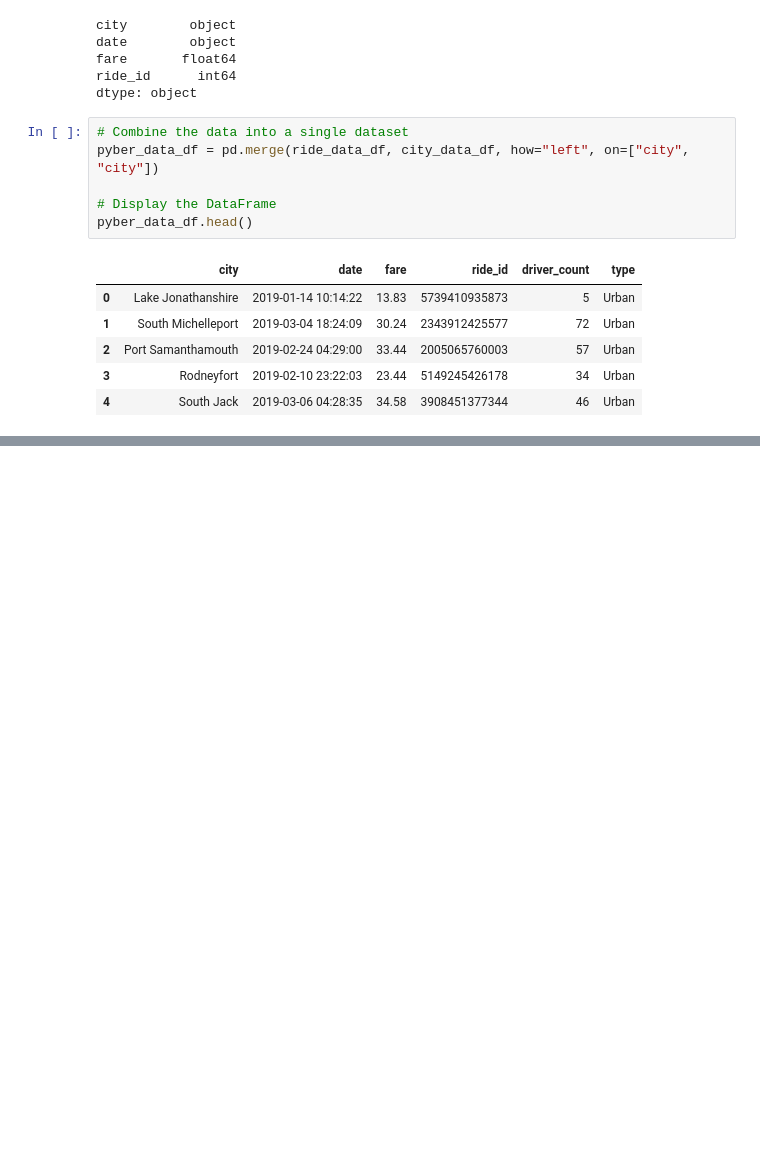
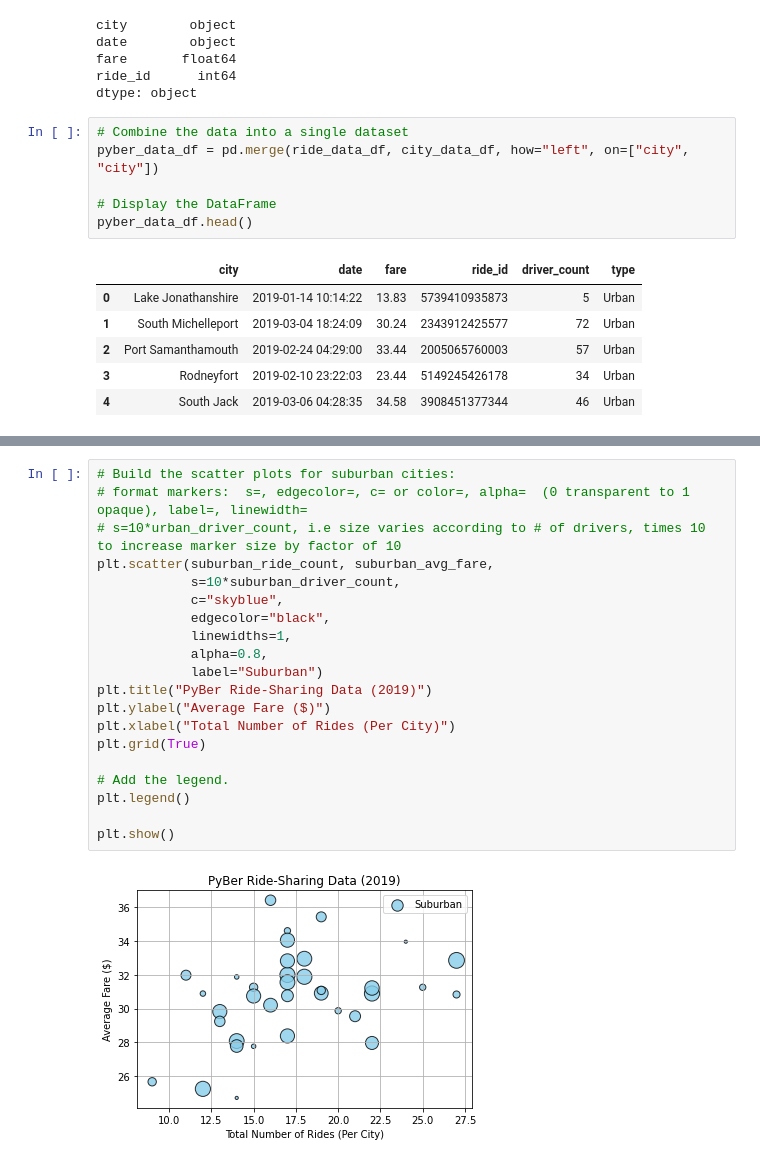
Before and after one commit to rkaysen63/PyBer_Analysis, a Jupyter notebook: PyBer_Analysis.ipynb, the cells around one changed output, grey strips where cells are left out. Cells and saved outputs as stored; diff of their text form; blank space fills up the shorter version.

```diff
--- a/PyBer_Analysis.ipynb
+++ b/PyBer_Analysis.ipynb
@@ -127,0 +218,22 @@ pyber_data_df.head()
+# %%
+# Build the scatter plots for suburban cities:
+# format markers:  s=, edgecolor=, c= or color=, alpha=  (0 transparent to 1 opaque), label=, linewidth=
+# s=10*urban_driver_count, i.e size varies according to # of drivers, times 10 to increase marker size by factor of 10
+plt.scatter(suburban_ride_count, suburban_avg_fare,
+            s=10*suburban_driver_count,
+            c="skyblue",
+            edgecolor="black",
+            linewidths=1,
+            alpha=0.8,
+            label="Suburban")
+plt.title("PyBer Ride-Sharing Data (2019)")
+plt.ylabel("Average Fare ($)")
+plt.xlabel("Total Number of Rides (Per City)")
+plt.grid(True)
+
+# Add the legend.
+plt.legend()
+
+plt.show()
+# %% [output]
+[figure, added]
```
Also changed, not shown: parts of 7 cells of this notebook.
